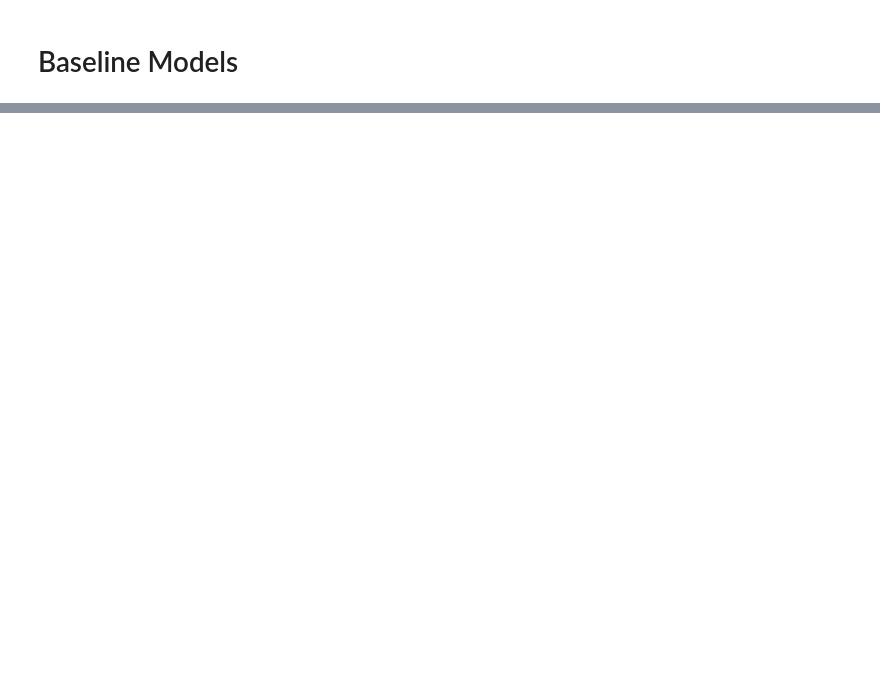
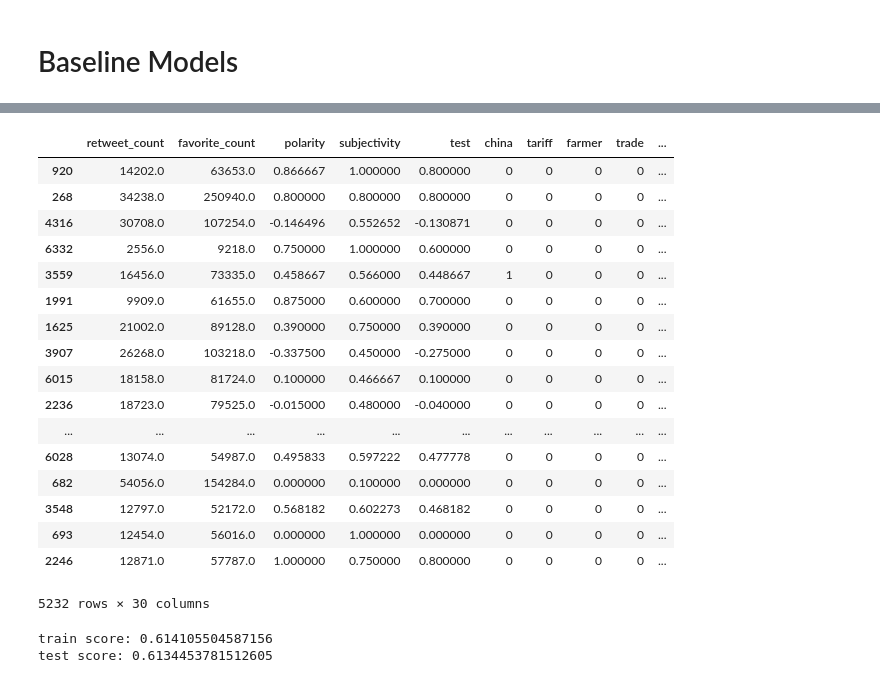
Before and after one commit to blue46jhl/CS109A-Final-Project, a Jupyter notebook: SentimentAnalysis.ipynb, the cells around one changed output, grey strips where cells are left out. Cells and saved outputs as stored; diff of their text form; code cells hidden in the pictures; blank space fills up the shorter version.

```diff
--- a/SentimentAnalysis.ipynb
+++ b/SentimentAnalysis.ipynb
@@ -287,0 +501,31 @@ np.mean(a)
+# %%
+X_train
+# %% [output]
+|  | retweet_count | favorite_count | polarity | subjectivity | test | china | tariff | farmer | trade | ... |
+| 920 | 14202.0 | 63653.0 | 0.866667 | 1.000000 | 0.800000 | 0 | 0 | 0 | 0 | ... |
+| 268 | 34238.0 | 250940.0 | 0.800000 | 0.800000 | 0.800000 | 0 | 0 | 0 | 0 | ... |
+| 4316 | 30708.0 | 107254.0 | -0.146496 | 0.552652 | -0.130871 | 0 | 0 | 0 | 0 | ... |
+| 6332 | 2556.0 | 9218.0 | 0.750000 | 1.000000 | 0.600000 | 0 | 0 | 0 | 0 | ... |
+| 3559 | 16456.0 | 73335.0 | 0.458667 | 0.566000 | 0.448667 | 1 | 0 | 0 | 0 | ... |
+| 1991 | 9909.0 | 61655.0 | 0.875000 | 0.600000 | 0.700000 | 0 | 0 | 0 | 0 | ... |
+| 1625 | 21002.0 | 89128.0 | 0.390000 | 0.750000 | 0.390000 | 0 | 0 | 0 | 0 | ... |
+| 3907 | 26268.0 | 103218.0 | -0.337500 | 0.450000 | -0.275000 | 0 | 0 | 0 | 0 | ... |
+| 6015 | 18158.0 | 81724.0 | 0.100000 | 0.466667 | 0.100000 | 0 | 0 | 0 | 0 | ... |
+| 2236 | 18723.0 | 79525.0 | -0.015000 | 0.480000 | -0.040000 | 0 | 0 | 0 | 0 | ... |
+| ... | ... | ... | ... | ... | ... | ... | ... | ... | ... | ... |
+| 6028 | 13074.0 | 54987.0 | 0.495833 | 0.597222 | 0.477778 | 0 | 0 | 0 | 0 | ... |
+| 682 | 54056.0 | 154284.0 | 0.000000 | 0.100000 | 0.000000 | 0 | 0 | 0 | 0 | ... |
+| 3548 | 12797.0 | 52172.0 | 0.568182 | 0.602273 | 0.468182 | 0 | 0 | 0 | 0 | ... |
+| 693 | 12454.0 | 56016.0 | 0.000000 | 1.000000 | 0.000000 | 0 | 0 | 0 | 0 | ... |
+| 2246 | 12871.0 | 57787.0 | 1.000000 | 0.750000 | 0.800000 | 0 | 0 | 0 | 0 | ... |
+5232 rows × 30 columns
+# %%
+#logistic regression=
+Logit = LogisticRegression(C = 100000)
+baseline_logit = Logit.fit(X_train, y_train)
+
+print('train score:', baseline_logit.score(X_train, y_train))
+print('test score:', accuracy_score(baseline_logit.predict(X_test), y_test))
+# %% [output]
+train score: 0.614105504587156
+test score: 0.6134453781512605
```
Also changed, not shown: parts of 30 cells of this notebook, 1 other file.
